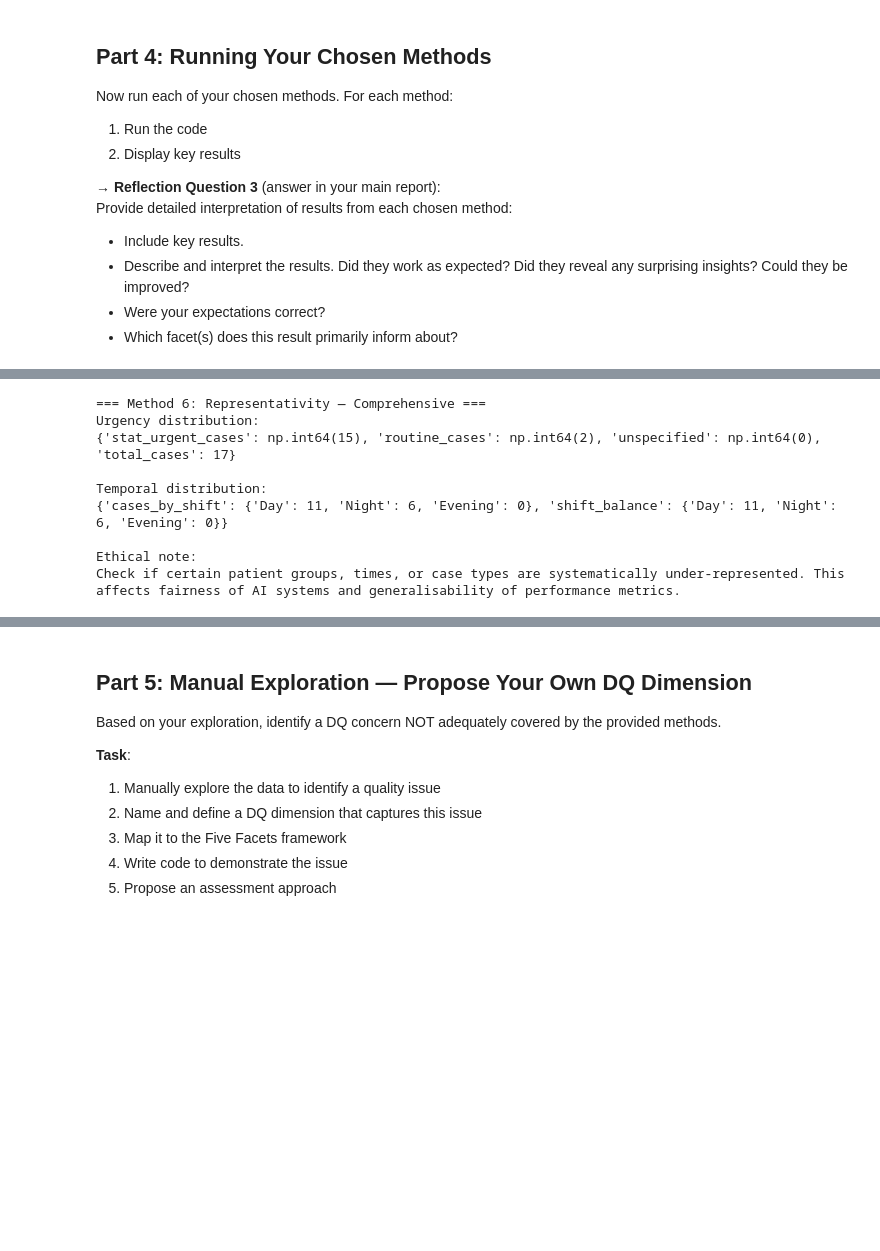
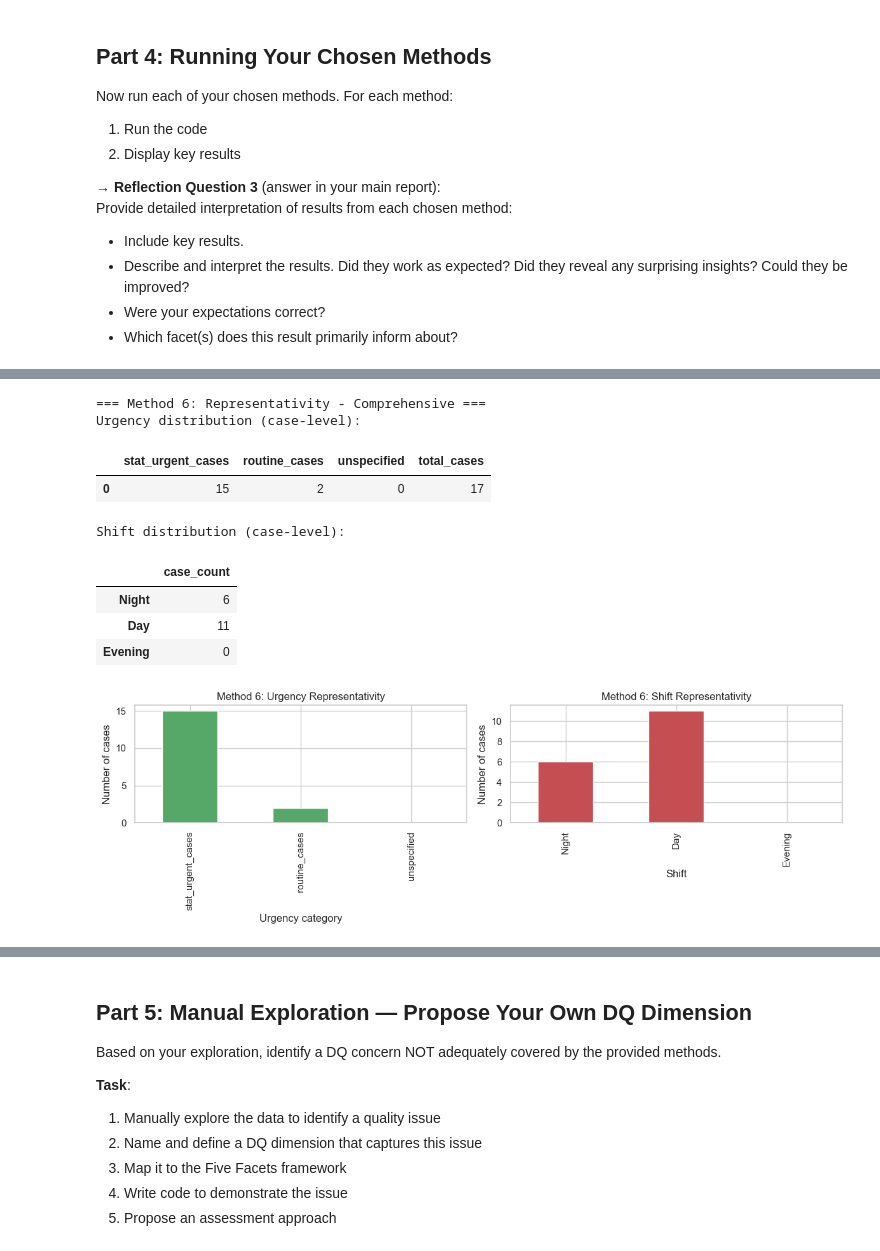
Before and after one commit to Jegerchristiank/Assignment-2, a Jupyter notebook: afleveringsfiler/assignment.ipynb, the cells around one changed output, grey strips where cells are left out. Cells and saved outputs as stored; diff of their text form; code cells hidden in the pictures; blank space fills up the shorter version.

```diff
--- a/afleveringsfiler/assignment.ipynb
+++ b/afleveringsfiler/assignment.ipynb
@@ -857,25 +990,47 @@ See https://pandas.pydata.org/docs/user_guide/migration-3-strings.html#string-mi
 # %%
-# Method 6: Representativity — Comprehensive
-res_m6 = method_6_representativity_comprehensive(df)
+results_6 = method_6_representativity_comprehensive(df)
+print('=== Method 6: Representativity - Comprehensive ===')
 
-print("=== Method 6: Representativity — Comprehensive ===")
-print("Urgency distribution:")
-print(res_m6.get('urgency_distribution', {}))
+urgency = results_6.get('urgency_distribution', {})
+shift = results_6.get('temporal_distribution', {}).get('cases_by_shift', {})
 
-print("\nTemporal distribution:")
-print(res_m6.get('temporal_distribution', {}))
+urgency_df = pd.DataFrame([urgency]) if urgency else pd.DataFrame()
+shift_s = pd.Series(shift).reindex(['Night', 'Day', 'Evening']).fillna(0).astype(int)
 
-if 'ethical_notes' in res_m6:
-    print("\nEthical note:")
-    print(res_m6['ethical_notes'].get('comment', 'N/A'))
+print('Urgency distribution (case-level):')
+display(urgency_df)
+print('Shift distribution (case-level):')
+display(shift_s.rename('case_count').to_frame())
+
+fig, axes = plt.subplots(1, 2, figsize=(12, 4))
+
+if not urgency_df.empty:
+    urgency_plot = urgency_df.T.drop(index=['total_cases'], errors='ignore')
+    urgency_plot.columns = ['case_count']
+    urgency_plot.plot(kind='bar', ax=axes[0], color='#55A868', legend=False)
+    axes[0].set_title('Method 6: Urgency Representativity')
+    axes[0].set_xlabel('Urgency category')
+    axes[0].set_ylabel('Number of cases')
+else:
+    axes[0].text(0.5, 0.5, 'No urgency data available', ha='center', va='center')
+    axes[0].set_axis_off()
+
+shift_s.plot(kind='bar', ax=axes[1], color='#C44E52')
+axes[1].set_title('Method 6: Shift Representativity')
+axes[1].set_xlabel('Shift')
+axes[1].set_ylabel('Number of cases')
+
+plt.tight_layout()
+plt.show()
 # %% [output]
-=== Method 6: Representativity — Comprehensive ===
-Urgency distribution:
-{'stat_urgent_cases': np.int64(15), 'routine_cases': np.int64(2), 'unspecified': np.int64(0), 'total_cases': 17}
-
-Temporal distribution:
-{'cases_by_shift': {'Day': 11, 'Night': 6, 'Evening': 0}, 'shift_balance': {'Day': 11, 'Night': 6, 'Evening': 0}}
-
-Ethical note:
-Check if certain patient groups, times, or case types are systematically under-represented. This affects fairness of AI systems and generalisability of performance metrics.
+=== Method 6: Representativity - Comprehensive ===
+Urgency distribution (case-level):
+|  | stat_urgent_cases | routine_cases | unspecified | total_cases |
+| 0 | 15 | 2 | 0 | 17 |
+Shift distribution (case-level):
+|  | case_count |
+| Night | 6 |
+| Day | 11 |
+| Evening | 0 |
+[figure, added]
 # %%
```
Also changed, not shown: parts of 14 cells of this notebook, 10 other files.
